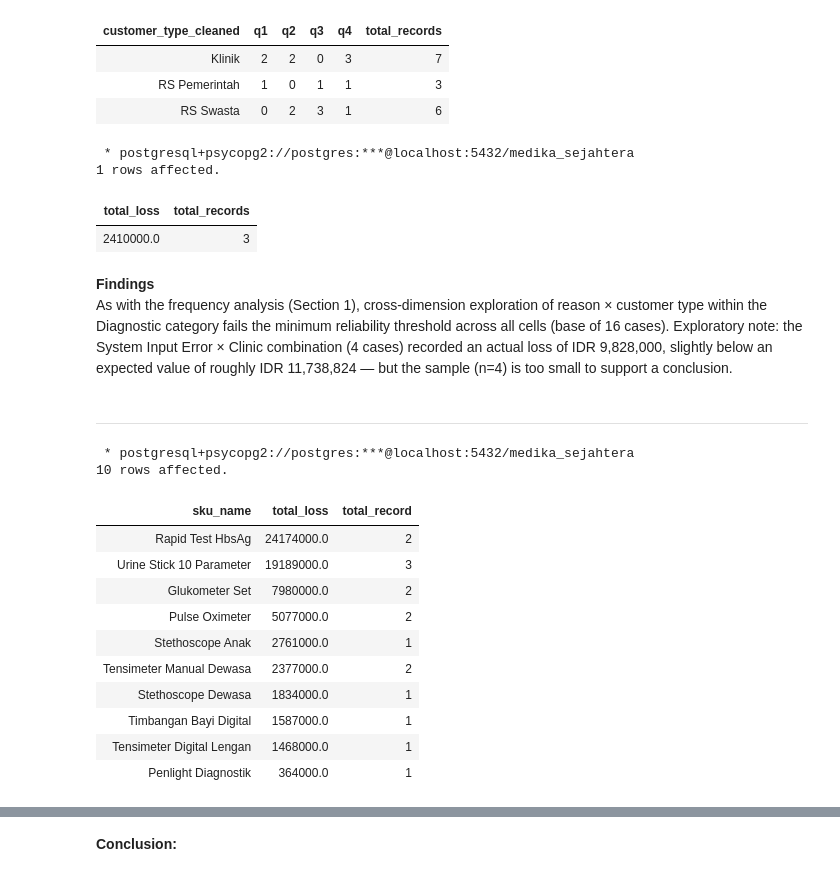
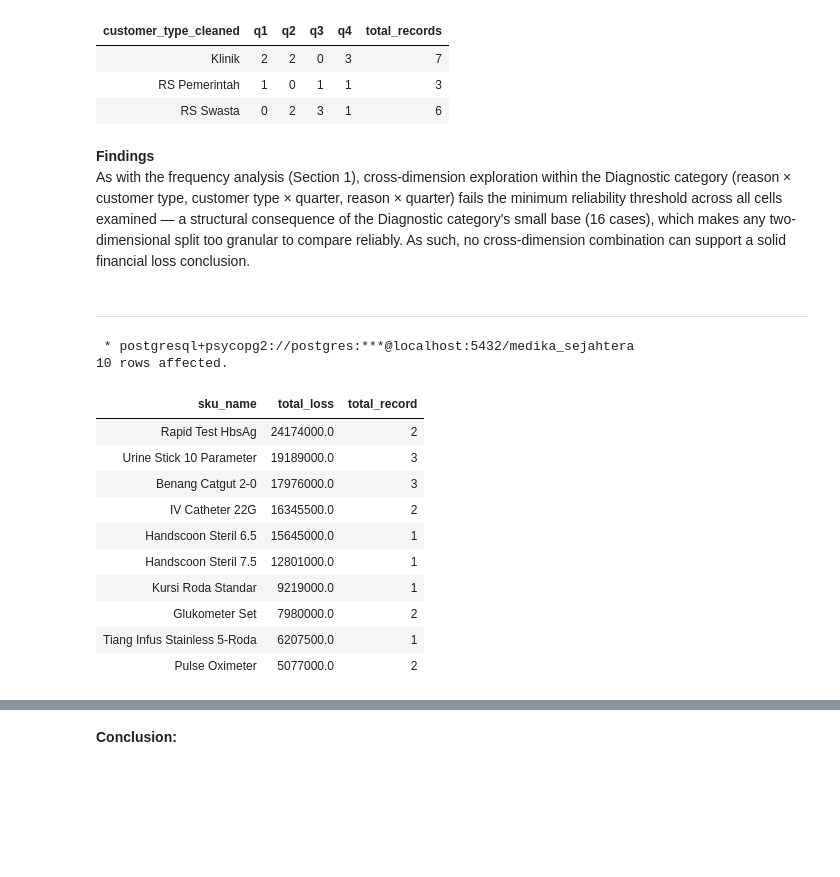
Before and after one commit to Rpfitrah/return-analysis-medika-sejahtera, a Jupyter notebook: Notebook/EDA.ipynb, the cells around one changed output, grey strips where cells are left out. Drawn from its saved outputs; the diff is of its cells as text; code cells hidden in the pictures; blank space fills up the shorter version.

```diff
--- a/Notebook/EDA.ipynb
+++ b/Notebook/EDA.ipynb
@@ -1475,75 +1422,36 @@ ORDER BY
 | Klinik | 2 | 2 | 0 | 3 | 7 |
 | RS Pemerintah | 1 | 0 | 1 | 1 | 3 |
 | RS Swasta | 0 | 2 | 3 | 1 | 6 |
-# %%
-%%sql
-
-WITH
-month AS (
-    SELECT
-        CASE
-            WHEN EXTRACT(MONTH FROM return_date) BETWEEN 1 AND 3 THEN 'Q1'
-            WHEN EXTRACT(MONTH FROM return_date) BETWEEN 4 AND 6 THEN 'Q2'
-            WHEN EXTRACT(MONTH FROM return_date) BETWEEN 7 AND 9 THEN 'Q3'
-            WHEN EXTRACT(MONTH FROM return_date) BETWEEN 10 AND 12 THEN 'Q4'
-        END AS quarter,
-        COUNT(*) AS total_loss
-    FROM
-        return_cleaned
-    GROUP BY
-        quarter
-)
-
-SELECT
-    SUM(value_return) AS total_loss,
-    COUNT(*) AS total_records
-FROM return_cleaned rc
-LEFT JOIN month m
-    ON CASE
-        WHEN EXTRACT(MONTH FROM rc.return_date) BETWEEN 1 AND 3 THEN 'Q1'
-        WHEN EXTRACT(MONTH FROM rc.return_date) BETWEEN 4 AND 6 THEN 'Q2'
-        WHEN EXTRACT(MONTH FROM rc.return_date) BETWEEN 7 AND 9 THEN 'Q3'
-        WHEN EXTRACT(MONTH FROM rc.return_date) BETWEEN 10 AND 12 THEN 'Q4'
-    END = m.quarter
-WHERE kategori = 'Diagnostik'
-  AND customer_type_cleaned = 'Klinik'
-  AND m.quarter = 'Q4'
-# %% [output]
- * postgresql+psycopg2://postgres:***@localhost:5432/medika_sejahtera
-1 rows affected.
-| total_loss | total_records |
-| 2410000.0 | 3 |
 # %% [markdown]
 **Findings**
-As with the frequency analysis (Section 1), cross-dimension exploration of reason × customer type within the Diagnostic category fails the minimum reliability threshold across all cells (base of 16 cases). Exploratory note: the System Input Error × Clinic combination (4 cases) recorded an actual loss of IDR 9,828,000, slightly below an expected value of roughly IDR 11,738,824 — but the sample (n=4) is too small to support a conclusion.
+As with the frequency analysis (Section 1), cross-dimension exploration within the Diagnostic category (reason × customer type, customer type × quarter, reason × quarter) fails the minimum reliability threshold across all cells examined — a structural consequence of the Diagnostic category's small base (16 cases), which makes any two-dimensional split too granular to compare reliably. As such, no cross-dimension combination can support a solid financial loss conclusion.
 # %% [markdown]
 ---
 # %%
 %%sql
 
 SELECT
     sku_name,
     SUM(value_return) AS total_loss,
     COUNT(value_return) AS total_record
 FROM
     return_cleaned
-WHERE
-    kategori = 'Diagnostik'
 GROUP BY
     sku_name
 ORDER BY
     total_loss DESC
+LIMIT 10
 # %% [output]
  * postgresql+psycopg2://postgres:***@localhost:5432/medika_sejahtera
 10 rows affected.
 | sku_name | total_loss | total_record |
 | Rapid Test HbsAg | 24174000.0 | 2 |
 | Urine Stick 10 Parameter | 19189000.0 | 3 |
+| Benang Catgut 2-0 | 17976000.0 | 3 |
+| IV Catheter 22G | 16345500.0 | 2 |
+| Handscoon Steril 6.5 | 15645000.0 | 1 |
+| Handscoon Steril 7.5 | 12801000.0 | 1 |
+| Kursi Roda Standar | 9219000.0 | 1 |
 | Glukometer Set | 7980000.0 | 2 |
+| Tiang Infus Stainless 5-Roda | 6207500.0 | 1 |
 | Pulse Oximeter | 5077000.0 | 2 |
-| Stethoscope Anak | 2761000.0 | 1 |
-| Tensimeter Manual Dewasa | 2377000.0 | 2 |
-| Stethoscope Dewasa | 1834000.0 | 1 |
-| Timbangan Bayi Digital | 1587000.0 | 1 |
-| Tensimeter Digital Lengan | 1468000.0 | 1 |
-| Penlight Diagnostik | 364000.0 | 1 |
```
Also changed, not shown: parts of 16 cells of this notebook.
